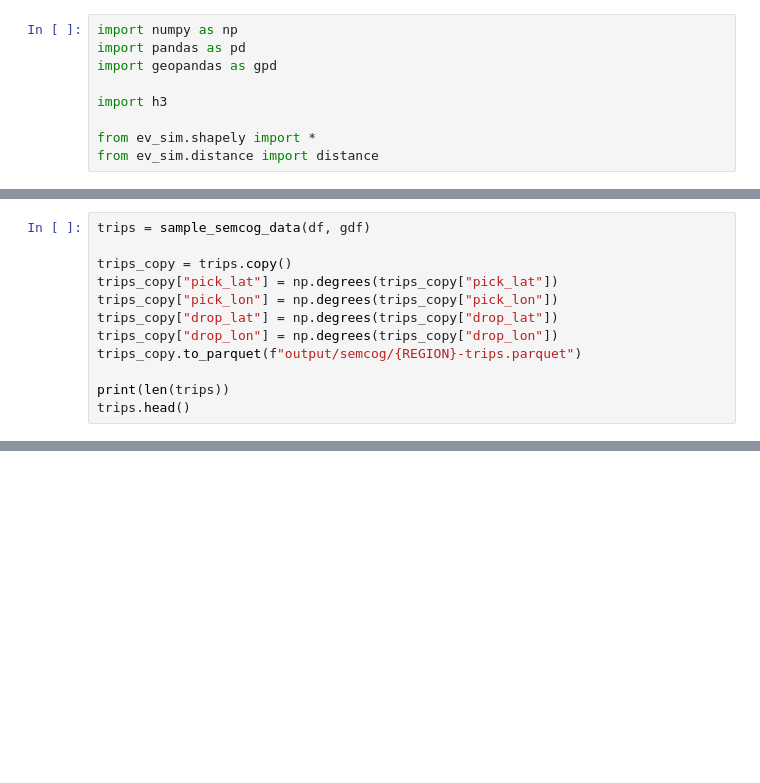
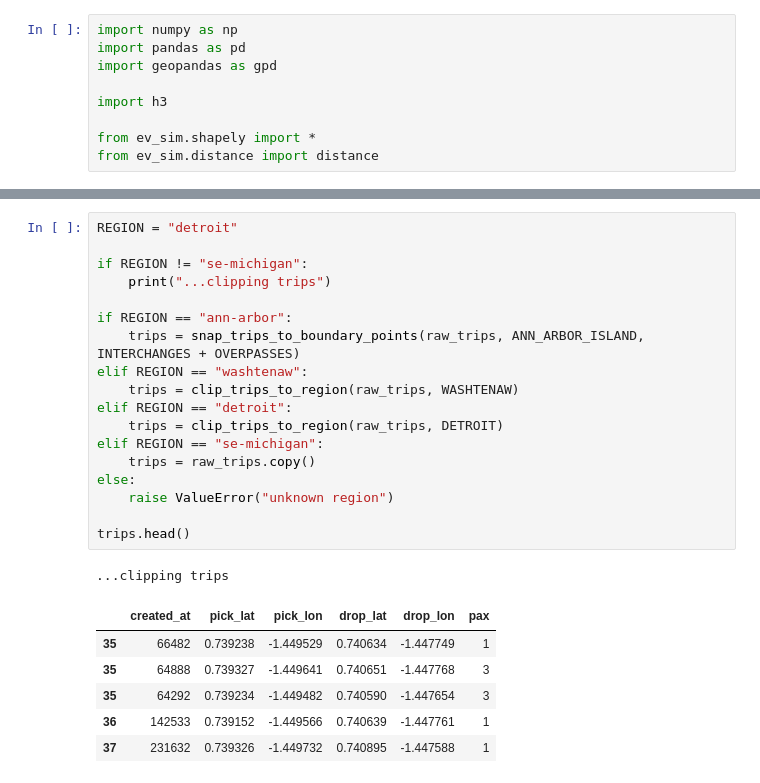
Before and after one commit to BhavyeMathur/av-sim, a Jupyter notebook: semcog-inputs.ipynb, the cells around one changed output, grey strips where cells are left out. Cells and saved outputs as stored; diff of their text form; blank space fills up the shorter version.

```diff
--- a/semcog-inputs.ipynb
+++ b/semcog-inputs.ipynb
@@ -160,12 +180,0 @@ df = pd.read_csv("data/semcog/SEMCOG_Person_Travel_2019_vs_2024_v14-599.csv")
-# %%
-trips = sample_semcog_data(df, gdf)
-
-trips_copy = trips.copy()
-trips_copy["pick_lat"] = np.degrees(trips_copy["pick_lat"])
-trips_copy["pick_lon"] = np.degrees(trips_copy["pick_lon"])
-trips_copy["drop_lat"] = np.degrees(trips_copy["drop_lat"])
-trips_copy["drop_lon"] = np.degrees(trips_copy["drop_lon"])
-trips_copy.to_parquet(f"output/semcog/{REGION}-trips.parquet")
-
-print(len(trips))
-trips.head()
@@ -262,0 +192,26 @@ dtype: object
+# %%
+REGION = "detroit"
+
+if REGION != "se-michigan":
+    print("...clipping trips")
+
+if REGION == "ann-arbor":
+    trips = snap_trips_to_boundary_points(raw_trips, ANN_ARBOR_ISLAND, INTERCHANGES + OVERPASSES)
+elif REGION == "washtenaw":
+    trips = clip_trips_to_region(raw_trips, WASHTENAW)
+elif REGION == "detroit":
+    trips = clip_trips_to_region(raw_trips, DETROIT)
+elif REGION == "se-michigan":
+    trips = raw_trips.copy()
+else:
+    raise ValueError("unknown region")
+
+trips.head()
+# %% [output]
+...clipping trips
+|  | created_at | pick_lat | pick_lon | drop_lat | drop_lon | pax |
+| 35 | 66482 | 0.739238 | -1.449529 | 0.740634 | -1.447749 | 1 |
+| 35 | 64888 | 0.739327 | -1.449641 | 0.740651 | -1.447768 | 3 |
+| 35 | 64292 | 0.739234 | -1.449482 | 0.740590 | -1.447654 | 3 |
+| 36 | 142533 | 0.739152 | -1.449566 | 0.740639 | -1.447761 | 1 |
+| 37 | 231632 | 0.739326 | -1.449732 | 0.740895 | -1.447588 | 1 |
```
Also changed, not shown: parts of 15 cells of this notebook, 3 other files.
